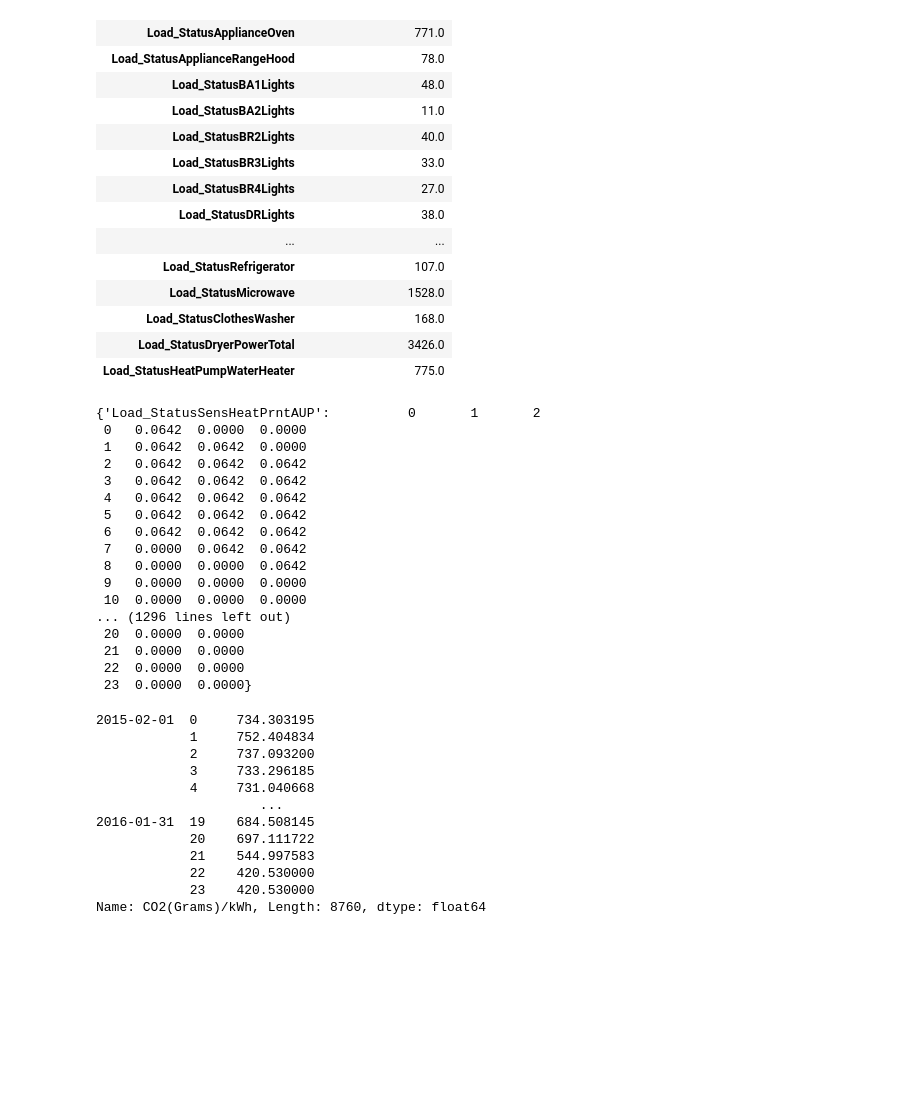
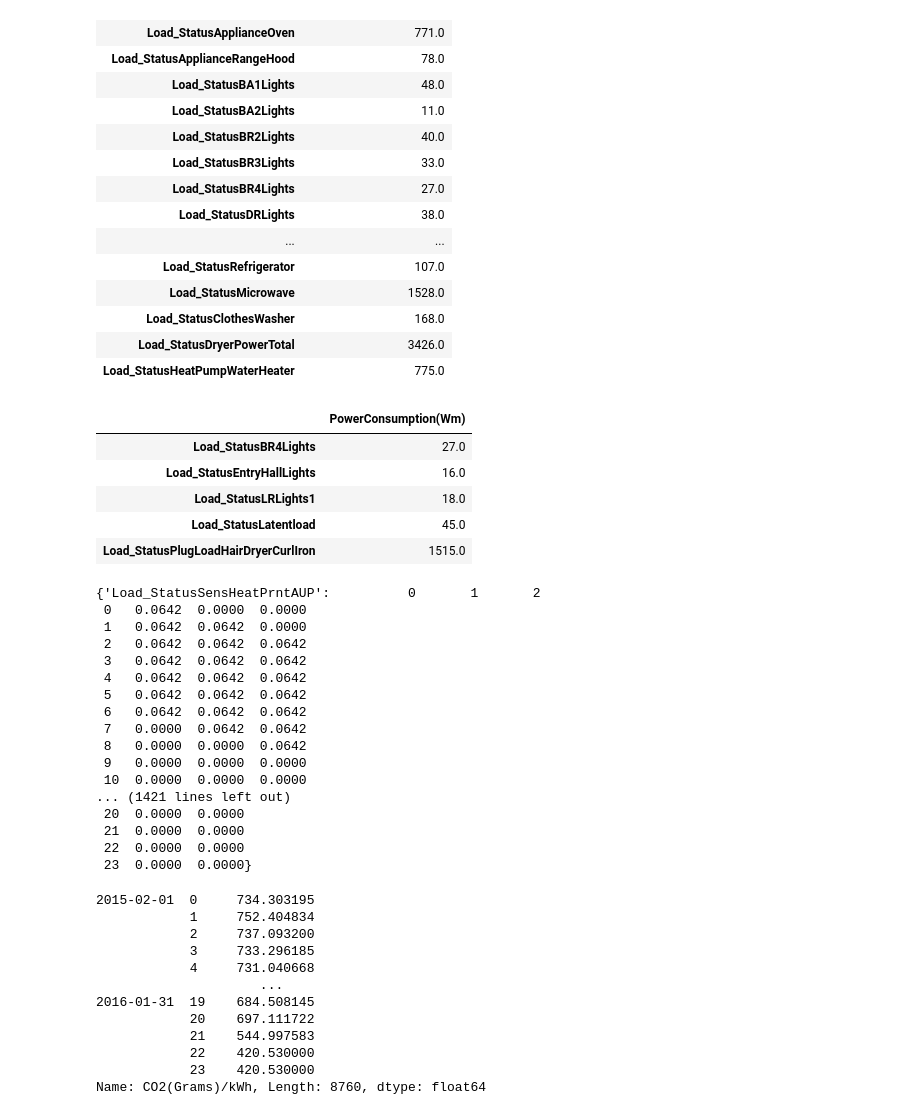
Before and after one commit to christiannielsen98/Datavidenskab-P6, a Jupyter notebook: Project/_07OptimiseConsumption/lifespan_consumption_matrix.ipynb, the cells around one changed output. Saved outputs shown, nothing was run; the diff lists cells and outputs as text; code cells hidden in the pictures; blank space fills up the shorter version.

```diff
--- a/Project/_07OptimiseConsumption/lifespan_consumption_matrix.ipynb
+++ b/Project/_07OptimiseConsumption/lifespan_consumption_matrix.ipynb
@@ -5,7 +5,7 @@ from Project.Database import Db
 from Project._03FeatureSelection.NZERTF_dataframe_redundancy_functions import find_average_power_consumption_per_minute
 from Project._05InferKnowledgeOfRules.infer_rules_functions import SE_time_df, json_to_dataframe
 # %%
-app_stats = SE_time_df(json_to_dataframe(year=2, level=1, with_redundancy=True))
+app_stats = SE_time_df(json_to_dataframe(year=2, level=1, with_redundancy=False))
 # %%
 app_stats['Load_StatusPlugLoadIron']
 # %% [output]
@@ -47,6 +47,15 @@ average_power_consumption_per_minute_df
 | Load_StatusClothesWasher | 168.0 |
 | Load_StatusDryerPowerTotal | 3426.0 |
 | Load_StatusHeatPumpWaterHeater | 775.0 |
+# %%
+average_power_consumption_per_minute_df.loc[~average_power_consumption_per_minute_df.index.isin(app_stats.keys())]
+# %% [output]
+|  | PowerConsumption(Wm) |
+| Load_StatusBR4Lights | 27.0 |
+| Load_StatusEntryHallLights | 16.0 |
+| Load_StatusLRLights1 | 18.0 |
+| Load_StatusLatentload | 45.0 |
+| Load_StatusPlugLoadHairDryerCurlIron | 1515.0 |
 # %%
 matrix_dict={}
 for key, value in app_stats.items():
@@ -80,7 +89,7 @@ matrix_dict
  8   0.0000  0.0000  0.0642
  9   0.0000  0.0000  0.0000
  10  0.0000  0.0000  0.0000
-... (1296 lines left out)
+... (1421 lines left out)
  20  0.0000  0.0000
  21  0.0000  0.0000
  22  0.0000  0.0000
```
Also changed, not shown: parts of 8 cells of this notebook, 3 other files.
